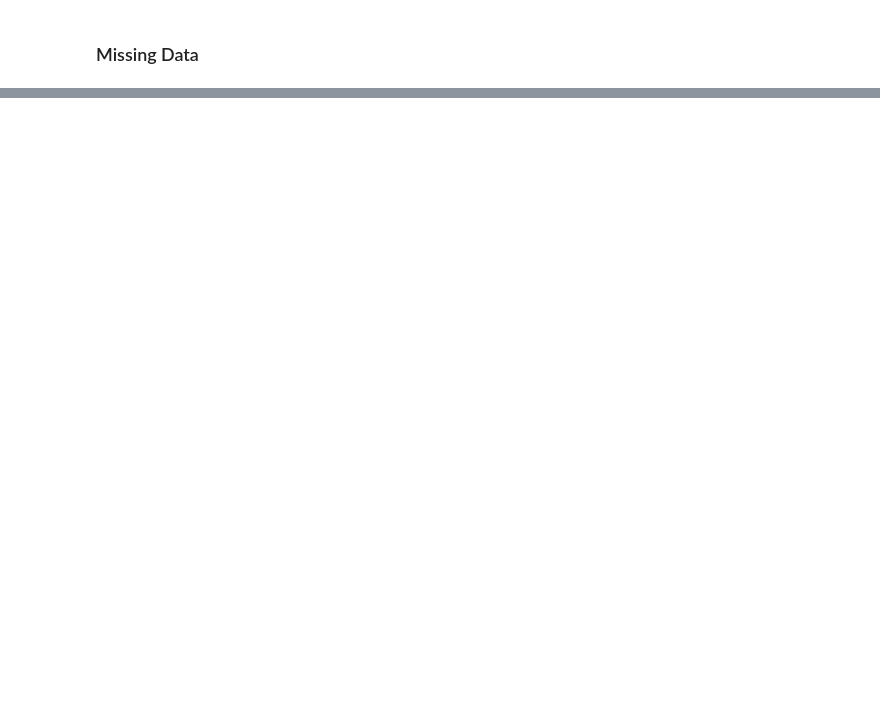
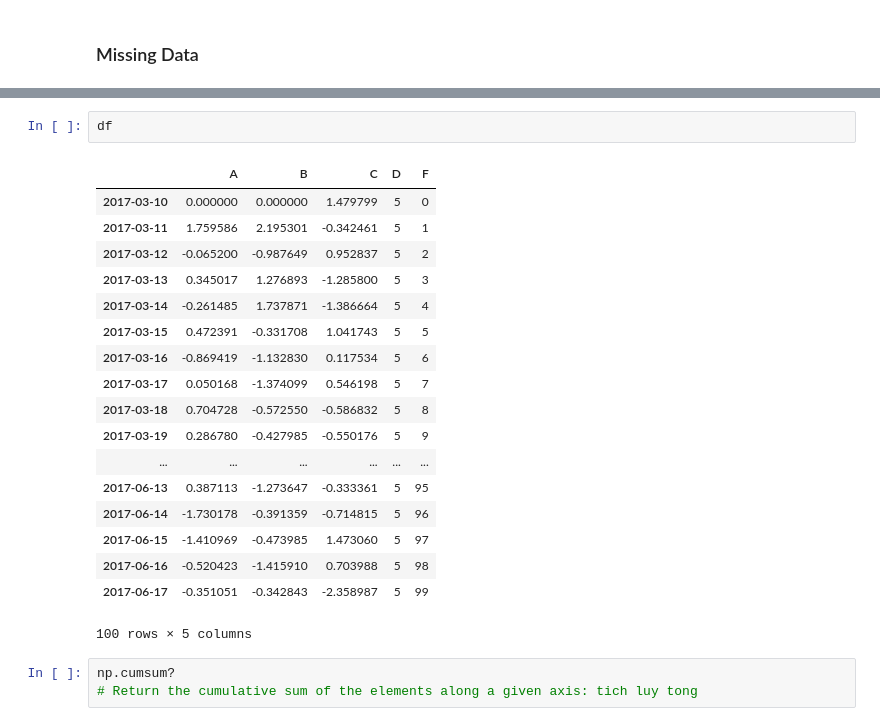
Before and after one commit to huyhoang17/Learning, a Jupyter notebook: pandas/10 Minutes to Pandas.ipynb, the cells around one changed output, grey strips where cells are left out. Cells and saved outputs as stored; diff of their text form; blank space fills up the shorter version.

```diff
--- a/pandas/10 Minutes to Pandas.ipynb
+++ b/pandas/10 Minutes to Pandas.ipynb
@@ -900,0 +1087,24 @@ df2
+# %%
+df
+# %% [output]
+|  | A | B | C | D | F |
+| 2017-03-10 | 0.000000 | 0.000000 | 1.479799 | 5 | 0 |
+| 2017-03-11 | 1.759586 | 2.195301 | -0.342461 | 5 | 1 |
+| 2017-03-12 | -0.065200 | -0.987649 | 0.952837 | 5 | 2 |
+| 2017-03-13 | 0.345017 | 1.276893 | -1.285800 | 5 | 3 |
+| 2017-03-14 | -0.261485 | 1.737871 | -1.386664 | 5 | 4 |
+| 2017-03-15 | 0.472391 | -0.331708 | 1.041743 | 5 | 5 |
+| 2017-03-16 | -0.869419 | -1.132830 | 0.117534 | 5 | 6 |
+| 2017-03-17 | 0.050168 | -1.374099 | 0.546198 | 5 | 7 |
+| 2017-03-18 | 0.704728 | -0.572550 | -0.586832 | 5 | 8 |
+| 2017-03-19 | 0.286780 | -0.427985 | -0.550176 | 5 | 9 |
+| ... | ... | ... | ... | ... | ... |
+| 2017-06-13 | 0.387113 | -1.273647 | -0.333361 | 5 | 95 |
+| 2017-06-14 | -1.730178 | -0.391359 | -0.714815 | 5 | 96 |
+| 2017-06-15 | -1.410969 | -0.473985 | 1.473060 | 5 | 97 |
+| 2017-06-16 | -0.520423 | -1.415910 | 0.703988 | 5 | 98 |
+| 2017-06-17 | -0.351051 | -0.342843 | -2.358987 | 5 | 99 |
+100 rows × 5 columns
+# %%
+np.cumsum?
+# Return the cumulative sum of the elements along a given axis: tich luy tong
```
Also changed, not shown: parts of 198 cells of this notebook.
